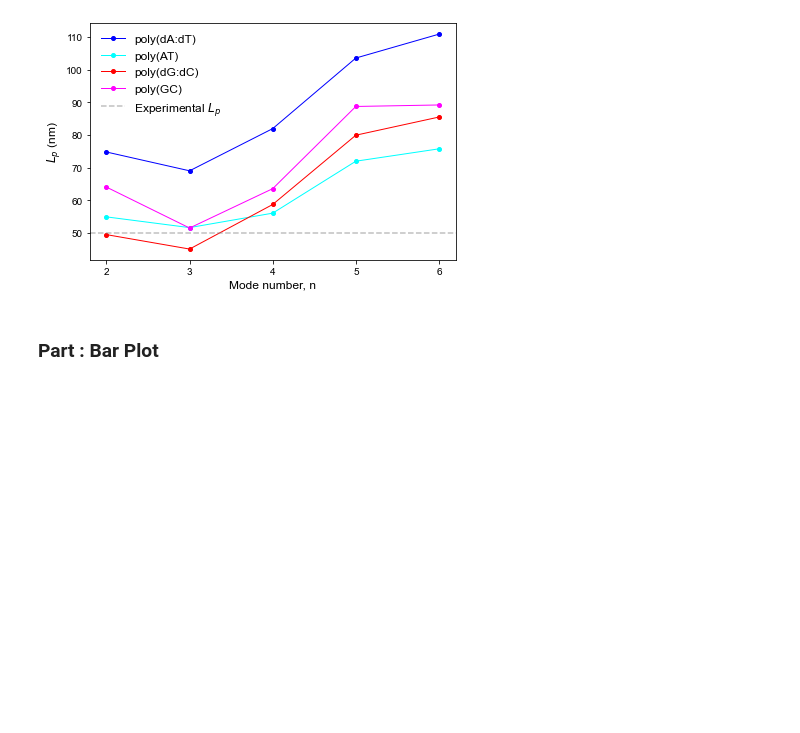
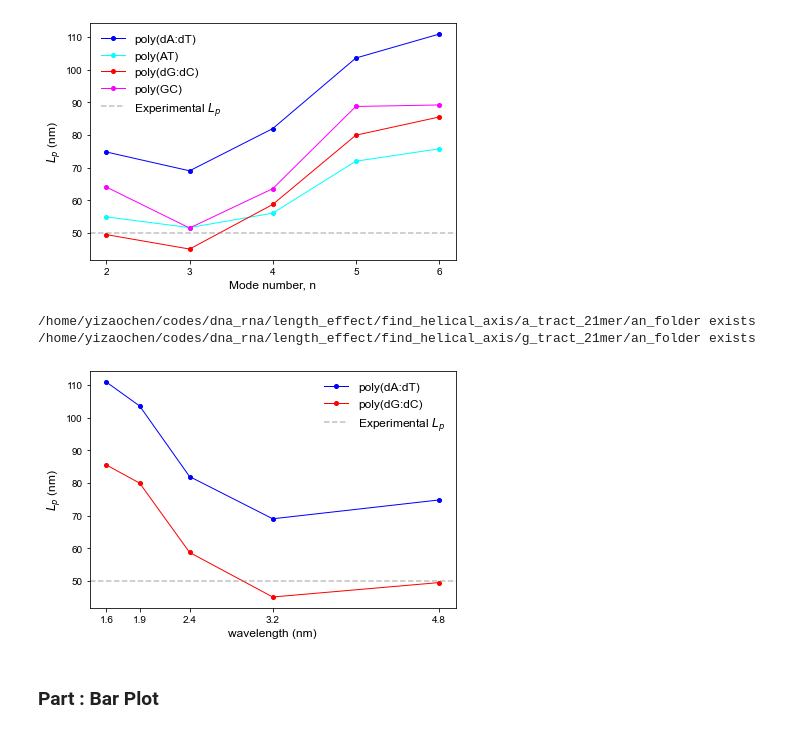
Before and after one commit to yizaochen/bentdna, a Jupyter notebook: notebooks/fourier_sequence_Lp_table.ipynb, the cells around one changed output. Drawn from its saved outputs; the diff is of its cells as text; code cells hidden in the pictures; blank space fills up the shorter version.

Commit message:
Wavelength Version

```diff
--- a/notebooks/fourier_sequence_Lp_table.ipynb
+++ b/notebooks/fourier_sequence_Lp_table.ipynb
@@ -40,6 +40,17 @@ plt.show()
 /home/yizaochen/codes/dna_rna/length_effect/find_helical_axis/g_tract_21mer/an_folder exists
 /home/yizaochen/codes/dna_rna/length_effect/find_helical_axis/gcgc_21mer/an_folder exists
 [figure]
+# %%
+figsize = (6, 4)
+agent = shapefourier.LpSixPlots(figsize)
+agent.plot_main_wavelength_version()
+plt.tight_layout()
+#plt.savefig('Lp_2_6_wavelegnth.svg')
+plt.show()
+# %% [output]
+/home/yizaochen/codes/dna_rna/length_effect/find_helical_axis/a_tract_21mer/an_folder exists
+/home/yizaochen/codes/dna_rna/length_effect/find_helical_axis/g_tract_21mer/an_folder exists
+[figure, added]
 # %% [markdown]
 ### Part : Bar Plot
 # %%
```
Also changed, not shown: 2 other files.
